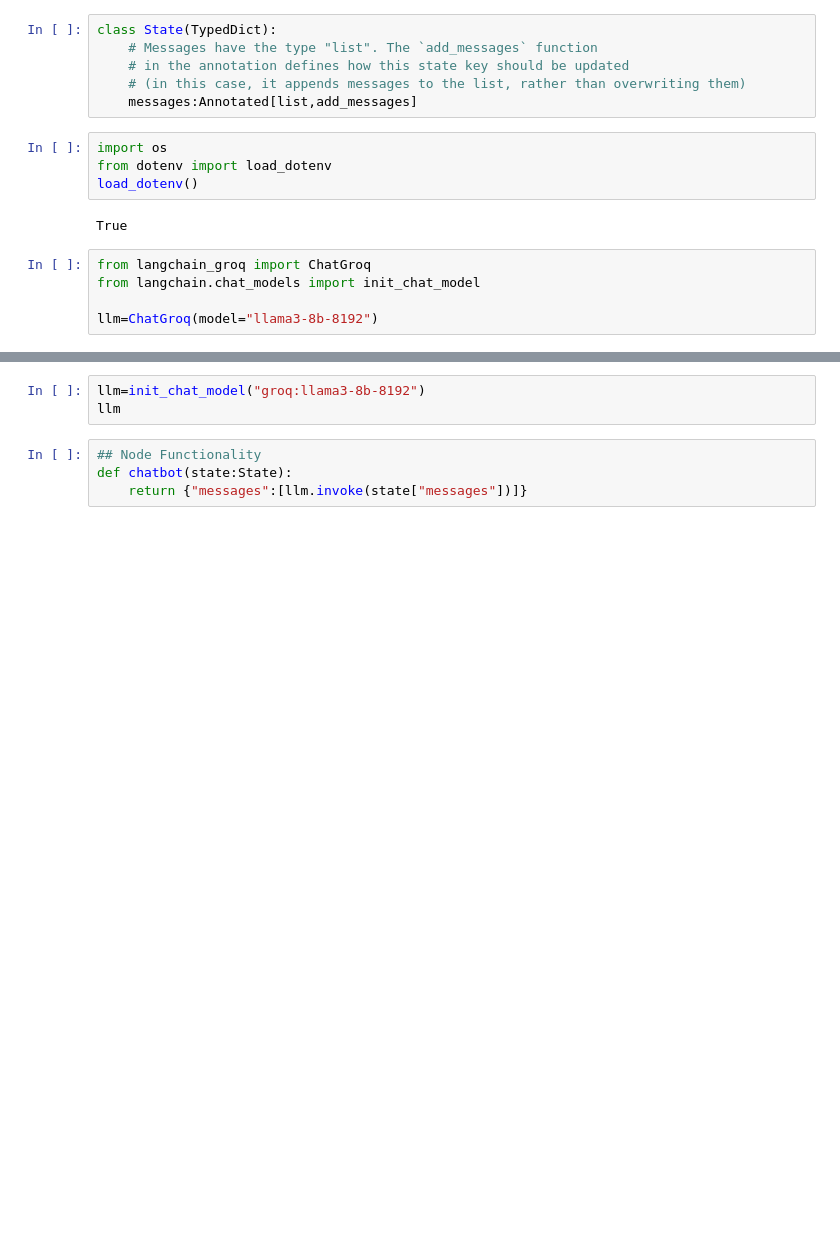
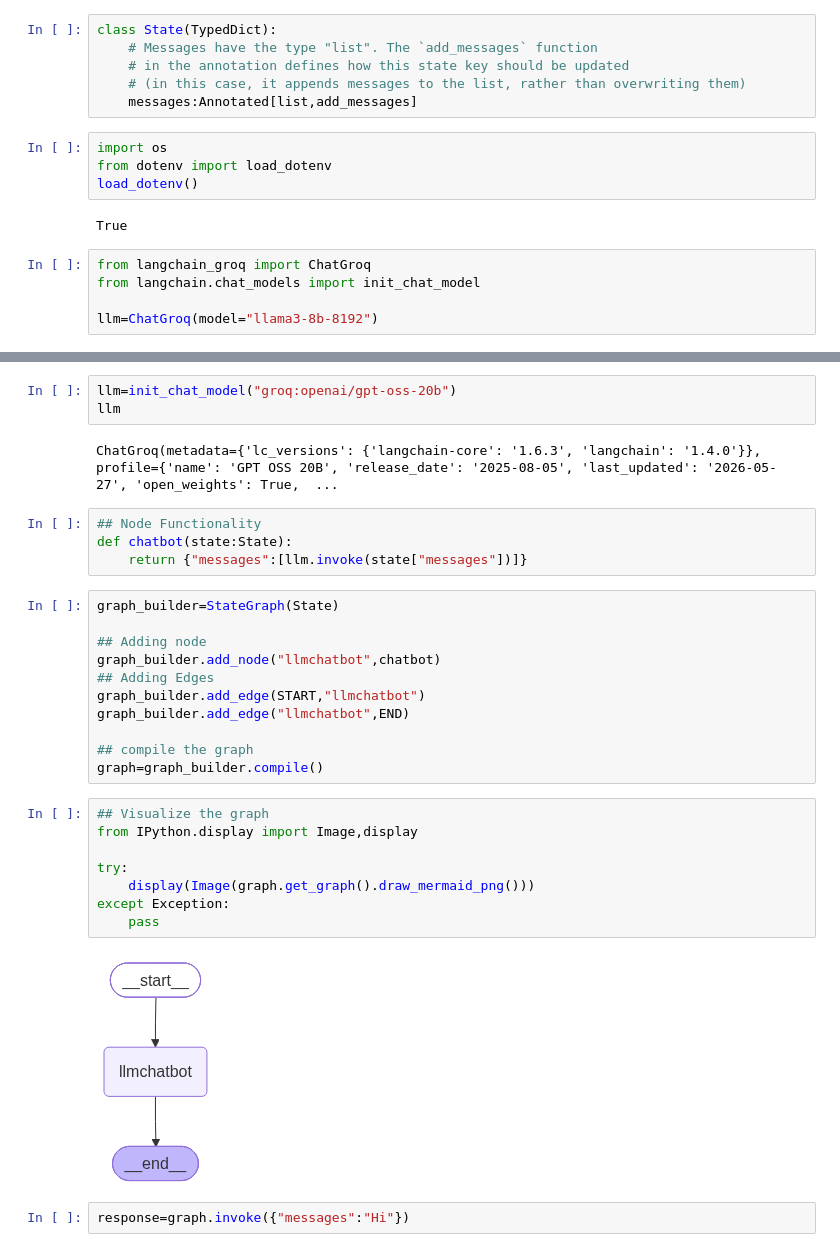
Before and after one commit to Shahab-khan396/Agentic-AI-Practice, a Jupyter notebook: Langgraph/1-basic-chatbot/chatbot.ipynb, the cells around one changed output, grey strips where cells are left out. Drawn from its saved outputs; the diff is of its cells as text; blank space fills up the shorter version.

```diff
--- a/Langgraph/1-basic-chatbot/chatbot.ipynb
+++ b/Langgraph/1-basic-chatbot/chatbot.ipynb
@@ -31,7 +31,32 @@ llm
 # %%
-llm=init_chat_model("groq:llama3-8b-8192")
+llm=init_chat_model("groq:openai/gpt-oss-20b")
 llm
+# %% [output]
+ChatGroq(metadata={'lc_versions': {'langchain-core': '1.6.3', 'langchain': '1.4.0'}}, profile={'name': 'GPT OSS 20B', 'release_date': '2025-08-05', 'last_updated': '2026-05-27', 'open_weights': True,  ...
 # %%
 ## Node Functionality
 def chatbot(state:State):
     return {"messages":[llm.invoke(state["messages"])]}
+# %%
+graph_builder=StateGraph(State)
+
+## Adding node
+graph_builder.add_node("llmchatbot",chatbot)
+## Adding Edges
+graph_builder.add_edge(START,"llmchatbot")
+graph_builder.add_edge("llmchatbot",END)
+
+## compile the graph
+graph=graph_builder.compile()
+# %%
+## Visualize the graph
+from IPython.display import Image,display
+
+try:
+    display(Image(graph.get_graph().draw_mermaid_png()))
+except Exception:
+    pass
+# %% [output]
+[figure, added]
+# %%
+response=graph.invoke({"messages":"Hi"})
```
Also changed, not shown: parts of 40 cells of this notebook, 3 other files.
